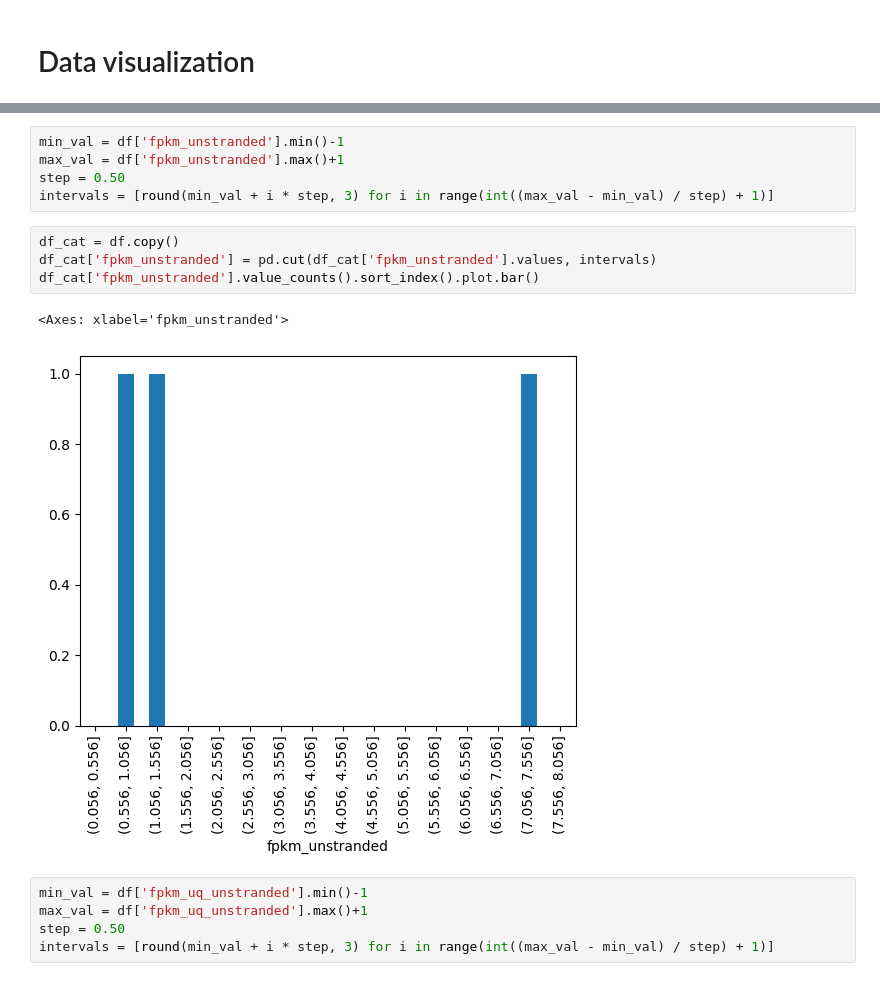
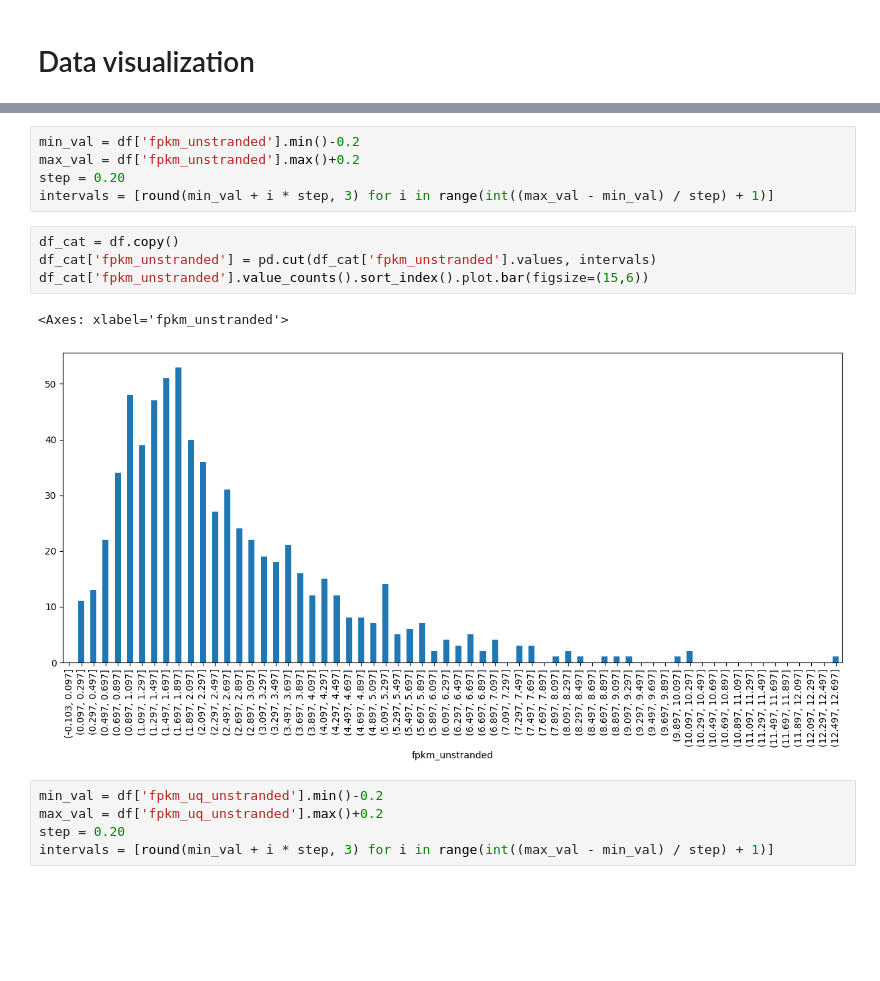
Before and after one commit to riciPrini/AI-BioInformatics_WSI, a Jupyter notebook: src/data_processing.ipynb, the cells around one changed output, grey strips where cells are left out. Cells and saved outputs as stored; diff of their text form; blank space fills up the shorter version.

Commit message:
Updated plot size

```diff
--- a/src/data_processing.ipynb
+++ b/src/data_processing.ipynb
@@ -74,19 +84,19 @@ plt.show()
 # %%
-min_val = df['fpkm_unstranded'].min()-1
-max_val = df['fpkm_unstranded'].max()+1
-step = 0.50
+min_val = df['fpkm_unstranded'].min()-0.2
+max_val = df['fpkm_unstranded'].max()+0.2
+step = 0.20
 intervals = [round(min_val + i * step, 3) for i in range(int((max_val - min_val) / step) + 1)]
 # %%
 df_cat = df.copy()
 df_cat['fpkm_unstranded'] = pd.cut(df_cat['fpkm_unstranded'].values, intervals)
-df_cat['fpkm_unstranded'].value_counts().sort_index().plot.bar()
+df_cat['fpkm_unstranded'].value_counts().sort_index().plot.bar(figsize=(15,6))
 # %% [output]
 <Axes: xlabel='fpkm_unstranded'>
-[figure, old version]
+[figure, new version]
 # %%
-min_val = df['fpkm_uq_unstranded'].min()-1
-max_val = df['fpkm_uq_unstranded'].max()+1
-step = 0.50
+min_val = df['fpkm_uq_unstranded'].min()-0.2
+max_val = df['fpkm_uq_unstranded'].max()+0.2
+step = 0.20
 intervals = [round(min_val + i * step, 3) for i in range(int((max_val - min_val) / step) + 1)]
 # %%
 df_cat['fpkm_uq_unstranded'] = pd.cut(df_cat['fpkm_uq_unstranded'].values, intervals)
```
Also changed, not shown: parts of 3 cells of this notebook.
